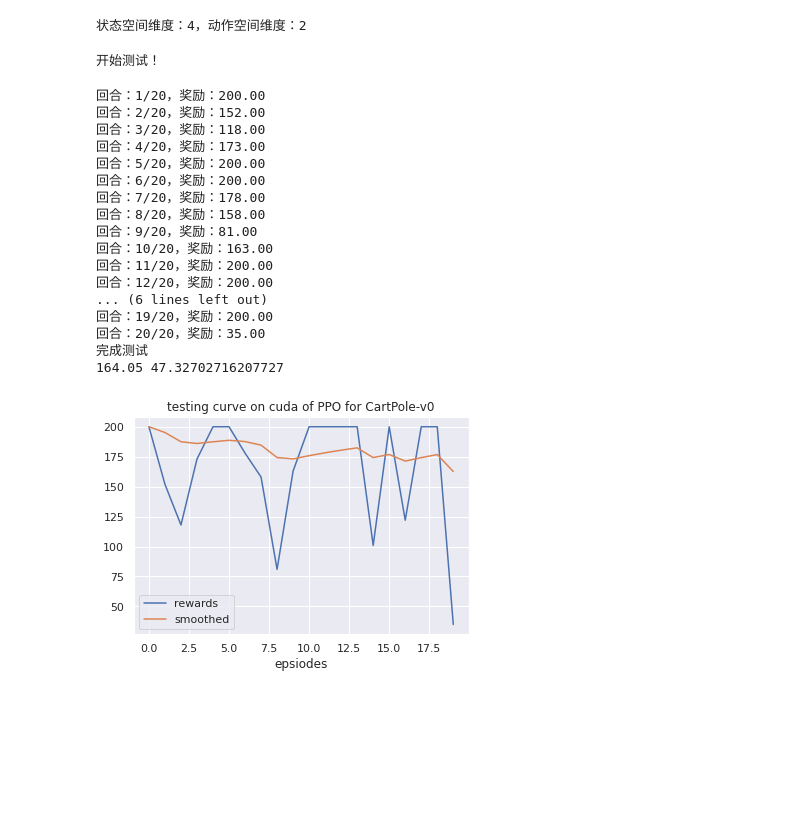
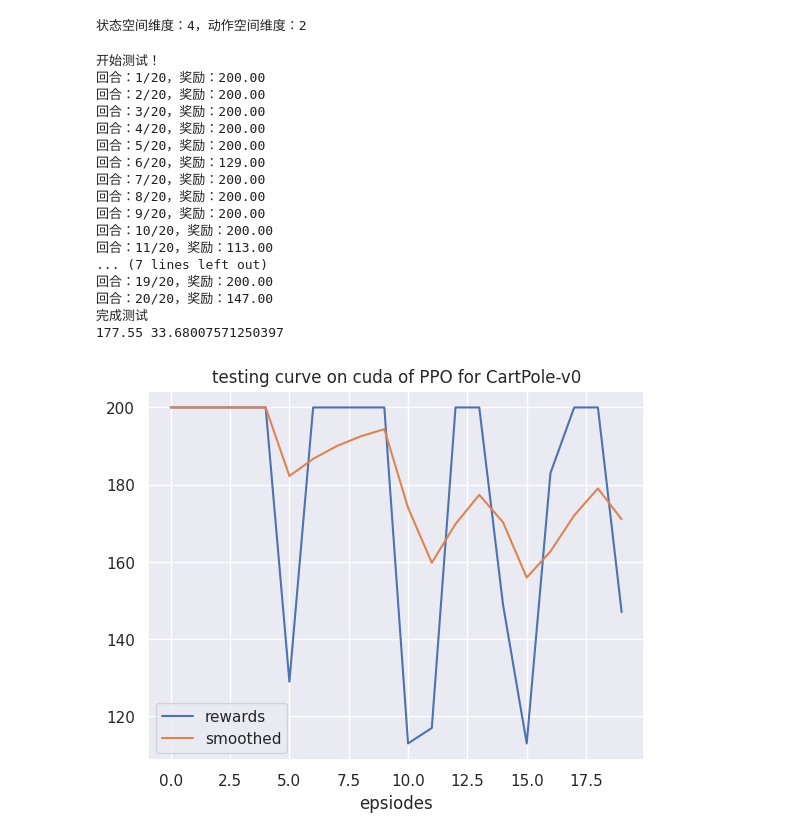
Before and after one commit to Linquer/Ubuntu2004WorkSpace, a Jupyter notebook: AttentionRL/StateAttentionPPO/02-NoisyTest.ipynb, the cells around one changed output. Saved outputs shown, nothing was run; the diff lists cells and outputs as text; code cells hidden in the pictures; blank space fills up the shorter version.

```diff
--- a/AttentionRL/StateAttentionPPO/02-NoisyTest.ipynb
+++ b/AttentionRL/StateAttentionPPO/02-NoisyTest.ipynb
@@ -8,11 +8,14 @@ import torch
 import random
 import numpy as np
 # %%
-def test(cfg, env, agent, interval_times):
+def test(cfg, env, agent, interval_times, noise=False):
     print("开始测试！")
     rewards = []  # 记录所有回合的奖励
     steps = []
-    agent.actor.eval()
+    if noise:
+        agent.actor.train()
+    else:
+        agent.actor.eval()
     for i_ep in range(cfg.test_eps):
         ep_reward = 0  # 记录一回合内的奖励
         ep_step = 0
@@ -45,30 +48,29 @@ agent = torch.load('./Data/CartPole-v0-StateAttention-Noise/60-600.pt')
 # %% [output]
 状态空间维度：4，动作空间维度：2
 # %%
-rewards = test(cfg, env, agent, interval_times=3)
+rewards = test(cfg, env, agent, interval_times=3, noise=True)
 plot_rewards(rewards, cfg, tag="test")
 arr = np.array(rewards)
 print(arr.mean(), arr.std())
 # %% [output]
 开始测试！
+回合：1/20，奖励：200.00
+回合：2/20，奖励：200.00
+回合：3/20，奖励：200.00
+回合：4/20，奖励：200.00
+回合：5/20，奖励：200.00
+回合：6/20，奖励：129.00
+回合：7/20，奖励：200.00
+回合：8/20，奖励：200.00
+回合：9/20，奖励：200.00
+回合：10/20，奖励：200.00
+回合：11/20，奖励：113.00
+... (7 lines left out)
+回合：19/20，奖励：200.00
+回合：20/20，奖励：147.00
+完成测试
+177.55 33.68007571250397
-回合：1/20，奖励：200.00
-回合：2/20，奖励：152.00
-回合：3/20，奖励：118.00
-回合：4/20，奖励：173.00
-回合：5/20，奖励：200.00
-回合：6/20，奖励：200.00
-回合：7/20，奖励：178.00
-回合：8/20，奖励：158.00
-回合：9/20，奖励：81.00
-回合：10/20，奖励：163.00
-回合：11/20，奖励：200.00
-回合：12/20，奖励：200.00
-... (6 lines left out)
-回合：19/20，奖励：200.00
-回合：20/20，奖励：35.00
-完成测试
-164.05 47.32702716207727
-[figure, old version]
+[figure, new version]
 # %%
 d2l.show_heatmaps(agent.actor.atten.view(1, 1, 1, 8).cpu(), 'x', 'y')
 agent.actor.atten.view(1, 1, 1, 8).cpu()
```
Also changed, not shown: parts of 1 cell of this notebook, 18 other files.
